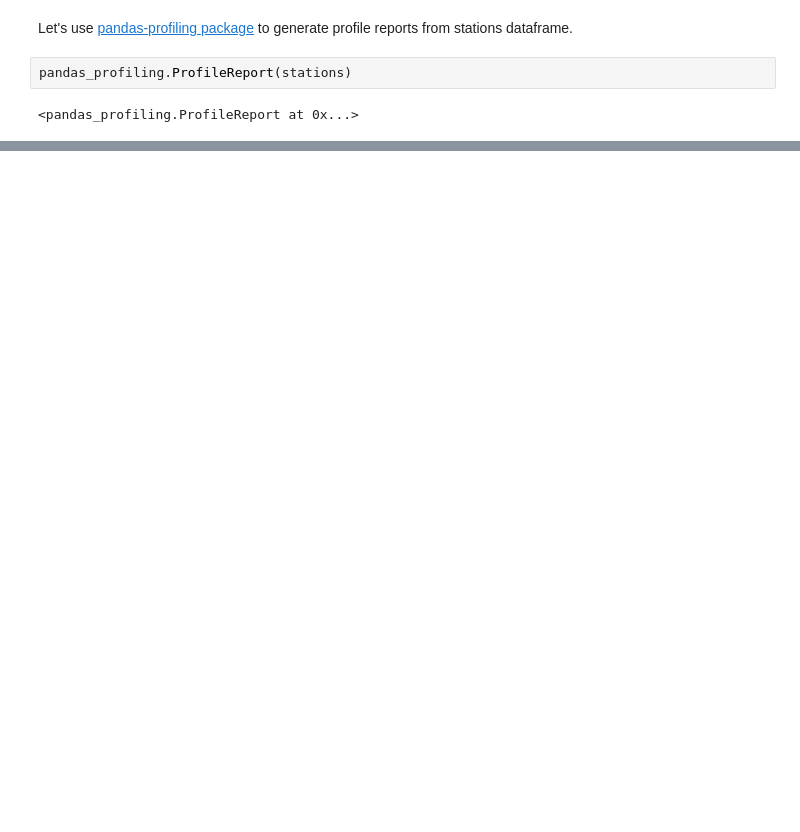
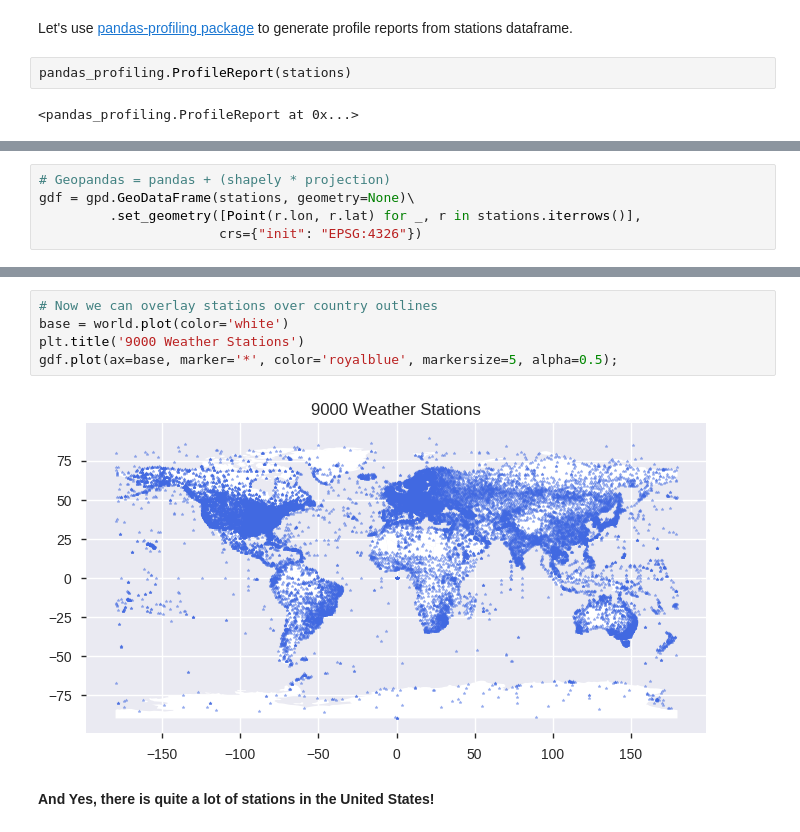
Before and after one commit to andersy005/kaggle-notebooks, a Jupyter notebook: datasets-notebooks/NOAA-GSOD/stations-eda.ipynb, the cells around one changed output, grey strips where cells are left out. Drawn from its saved outputs; the diff is of its cells as text; blank space fills up the shorter version.

```diff
--- a/datasets-notebooks/NOAA-GSOD/stations-eda.ipynb
+++ b/datasets-notebooks/NOAA-GSOD/stations-eda.ipynb
@@ -168,0 +189,5 @@ pandas_profiling.ProfileReport(stations)
+# %%
+# Geopandas = pandas + (shapely * projection)
+gdf = gpd.GeoDataFrame(stations, geometry=None)\
+         .set_geometry([Point(r.lon, r.lat) for _, r in stations.iterrows()],
+                       crs={"init": "EPSG:4326"})
@@ -168,0 +208,9 @@ pandas_profiling.ProfileReport(stations)
+# %%
+# Now we can overlay stations over country outlines
+base = world.plot(color='white')
+plt.title('9000 Weather Stations')
+gdf.plot(ax=base, marker='*', color='royalblue', markersize=5, alpha=0.5);
+# %% [output]
+[figure, added]
+# %% [markdown]
+**And Yes, there is quite a lot of stations in the United States!**
```
Also changed, not shown: parts of 8 cells of this notebook.
